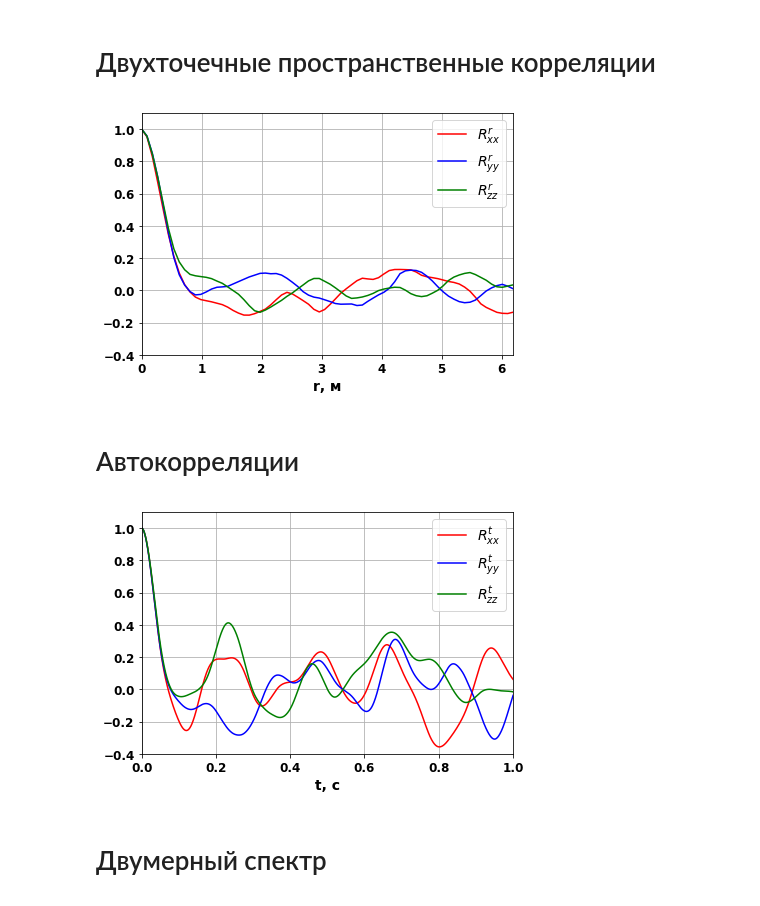
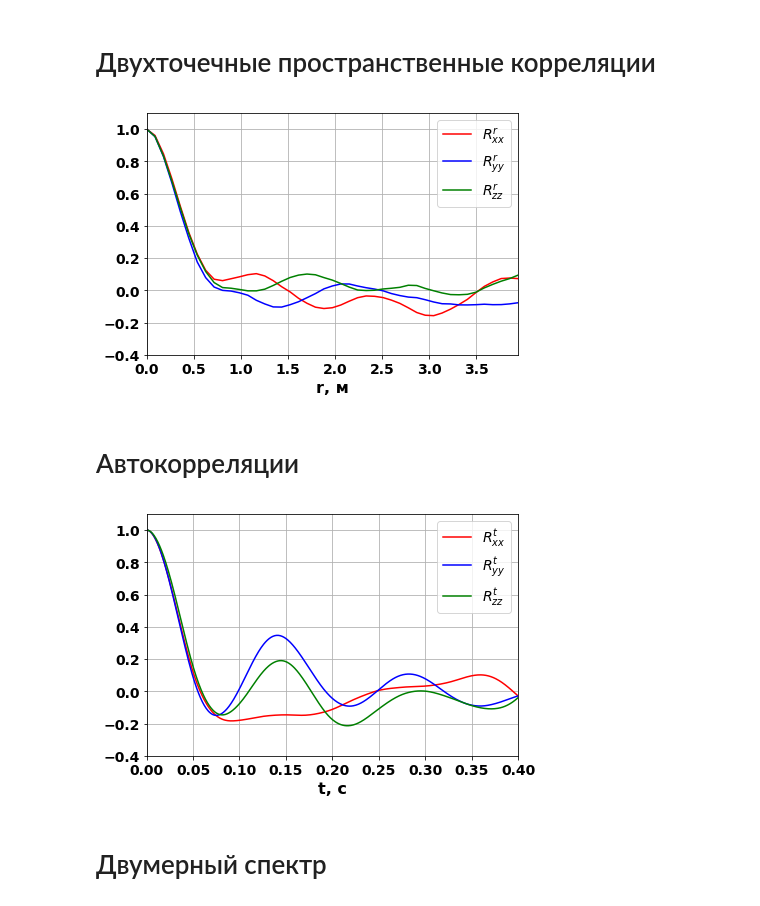
Before and after one commit to las-palmas1/synt_turb_test, a Jupyter notebook: SEM1.ipynb, the cells around one changed output. Cells and saved outputs as stored; diff of their text form; code cells hidden in the pictures.

```diff
--- a/SEM1.ipynb
+++ b/SEM1.ipynb
@@ -75,25 +75,25 @@ analyzer.plot_moments(
 # Двухточечные пространственные корреляции
 # %%
 analyzer.plot_two_point_space_correlation(
-    i0=0, j0=0, k0=0, ts=0.003, num_ts=4000, di=1, dj=1, dk=0, num=n-30, figsize=config.figsize_plot,
+    i0=0, j0=0, k0=0, ts=0.003, num_ts=4000, di=1, dj=1, dk=0, num=n-55, figsize=config.figsize_plot,
     label_fsize=config.label_fsize, legend_fsize=config.legend_fsize, ticks_fsize=config.ticks_fsize,
     ylim=config.ylim_space_cor, axes=config.axes_plot,
     fname=os.path.join(config.pic_dir, prefix + 'two_point_space_cor')
 )
 # %% [output]
-[figure, old version]
+[figure, new version]
 # %% [markdown]
 # Автокорреляции
 # %%
 analyzer.plot_two_point_time_correlation(
-    i=0, j=0, k=0, t0=0, t1=1.0, num_dt_av=1500, num_dt=1500, figsize=config.figsize_plot,
+    i=0, j=0, k=0, t0=0, t1=1.0, num_dt_av=1500, num_dt=600, figsize=config.figsize_plot,
     ylim=config.ylim_auto_cor,
     label_fsize=config.label_fsize, legend_fsize=config.legend_fsize, ticks_fsize=config.ticks_fsize,
     axes=config.axes_plot,
     fname=os.path.join(config.pic_dir, prefix + 'auto_cor')
 )
 # %% [output]
-[figure, old version]
+[figure, new version]
 # %% [markdown]
 # Двумерный спектр
 # %%
```
Also changed, not shown: parts of 5 cells of this notebook, 40 other files.
